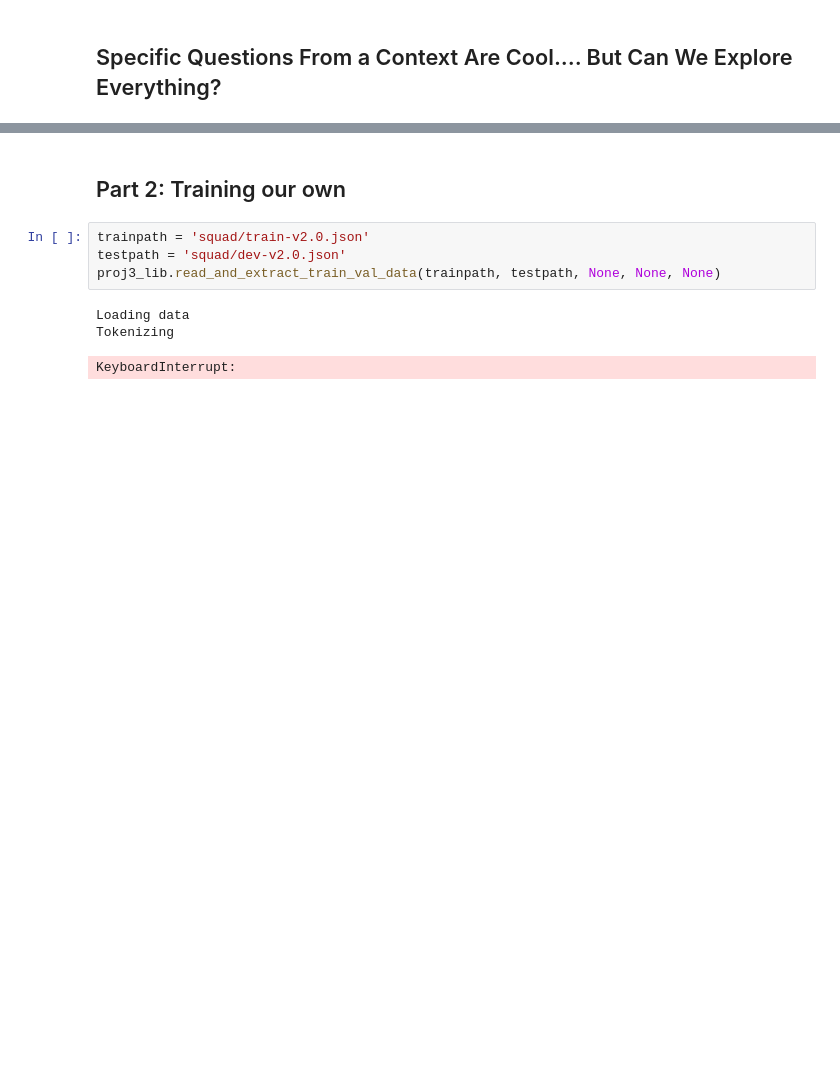
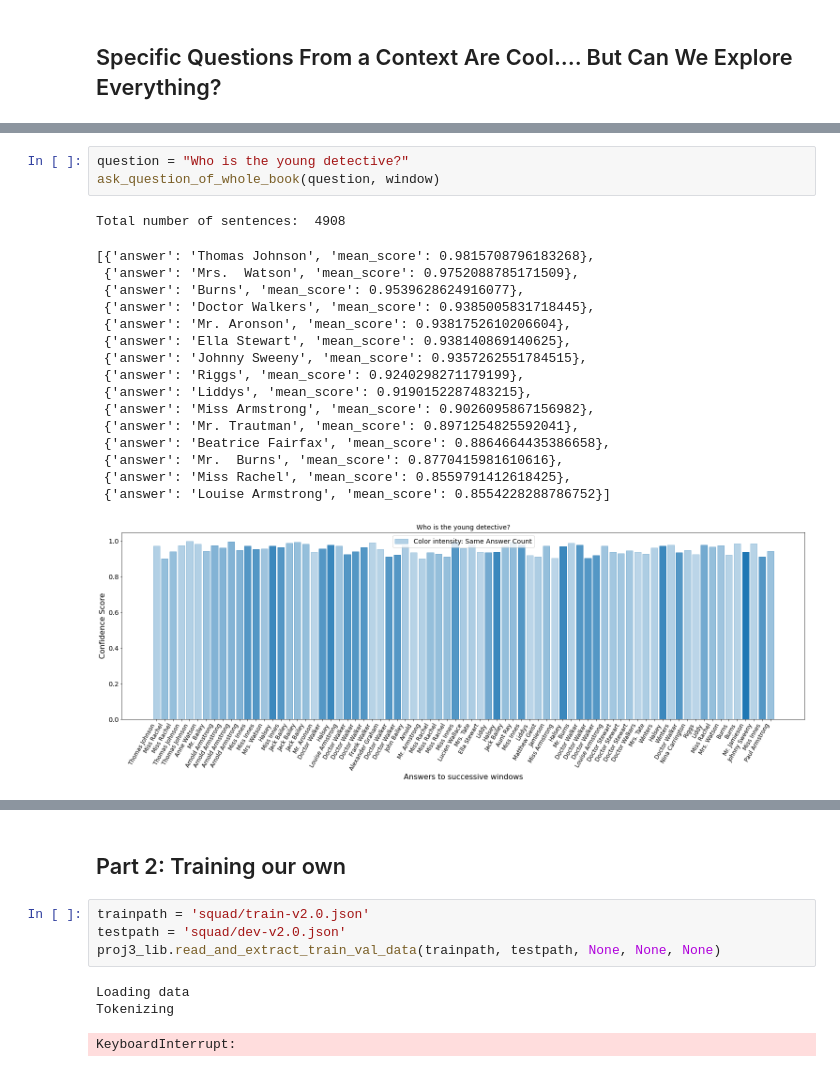
Before and after one commit to NLPaladins/rinehartAnalysis_questionAnswering, a Jupyter notebook: main.ipynb, the cells around one changed output, grey strips where cells are left out. Cells and saved outputs as stored; diff of their text form; blank space fills up the shorter version.

```diff
--- a/main.ipynb
+++ b/main.ipynb
@@ -284,2 +315,23 @@ Total number of sentences:  5235
+# %%
+question = "Who is the young detective?"
+ask_question_of_whole_book(question, window)
+# %% [output]
+Total number of sentences:  4908
+[{'answer': 'Thomas Johnson', 'mean_score': 0.9815708796183268},
+ {'answer': 'Mrs.  Watson', 'mean_score': 0.9752088785171509},
+ {'answer': 'Burns', 'mean_score': 0.9539628624916077},
+ {'answer': 'Doctor Walkers', 'mean_score': 0.9385005831718445},
+ {'answer': 'Mr. Aronson', 'mean_score': 0.9381752610206604},
+ {'answer': 'Ella Stewart', 'mean_score': 0.938140869140625},
+ {'answer': 'Johnny Sweeny', 'mean_score': 0.9357262551784515},
+ {'answer': 'Riggs', 'mean_score': 0.9240298271179199},
+ {'answer': 'Liddys', 'mean_score': 0.9190152287483215},
+ {'answer': 'Miss Armstrong', 'mean_score': 0.9026095867156982},
+ {'answer': 'Mr. Trautman', 'mean_score': 0.8971254825592041},
+ {'answer': 'Beatrice Fairfax', 'mean_score': 0.8864664435386658},
+ {'answer': 'Mr.  Burns', 'mean_score': 0.8770415981610616},
+ {'answer': 'Miss Rachel', 'mean_score': 0.8559791412618425},
+ {'answer': 'Louise Armstrong', 'mean_score': 0.8554228288786752}]
+[figure, added]
 # %%
 question = "Who was wrongly suspected?"
```
Also changed, not shown: parts of 23 cells of this notebook.
